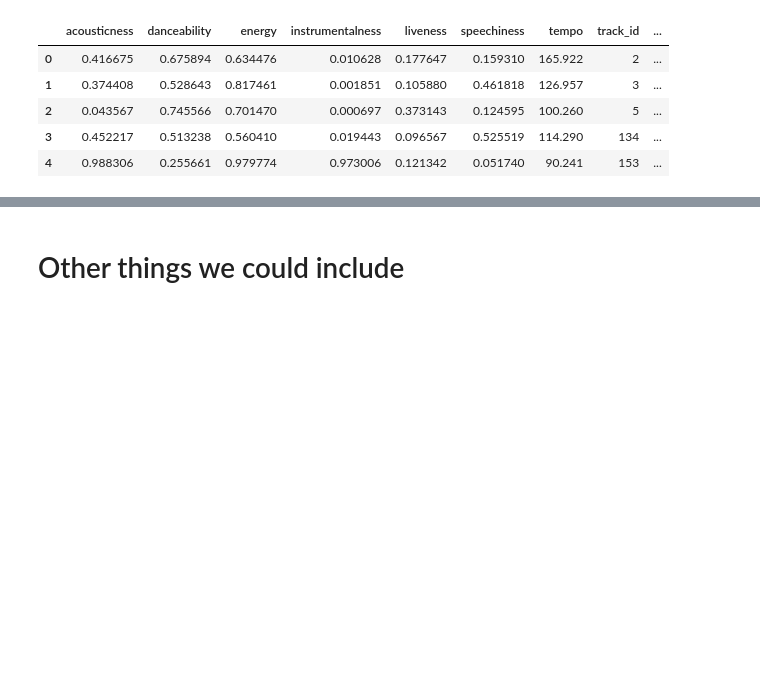
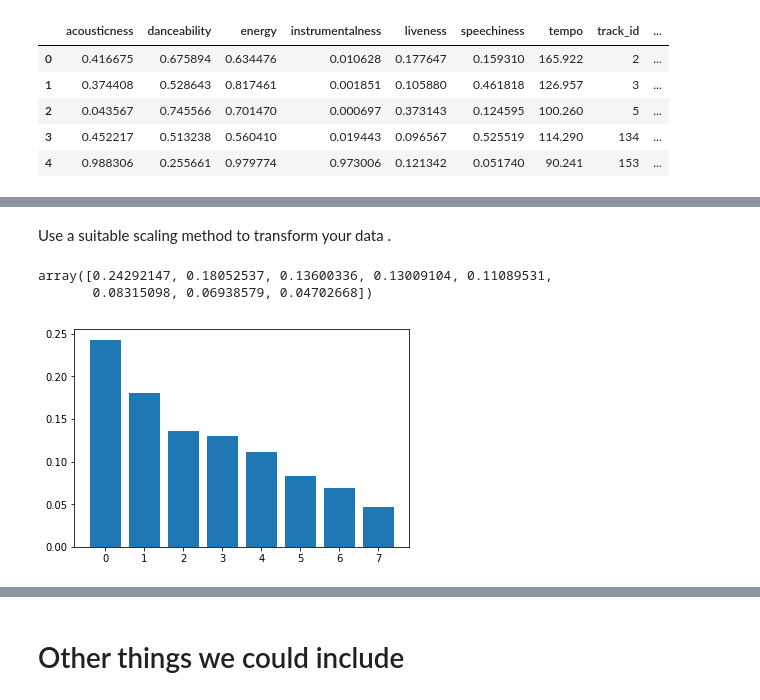
Before and after one commit to UofTCoders/datacamp-projects, a Jupyter notebook: song-classification.ipynb, the cells around one changed output, grey strips where cells are left out. Cells and saved outputs as stored; diff of their text form; code cells hidden in the pictures; blank space fills up the shorter version.

```diff
--- a/song-classification.ipynb
+++ b/song-classification.ipynb
@@ -153,0 +161,16 @@ labels = echo_tracks['genre_top']
+# %%
+# Discover that the data needs to be scaled 0-1
+# TODO, alternatively the tempo column should be dropped or scaled alone since scaling the
+# other columns could remove important difference in the range of those already variables
+import matplotlib.pyplot as plt
+from sklearn.decomposition import PCA
+%matplotlib inline
+
+pca = PCA()
+pca.fit(features)
+
+fig, ax = plt.subplots()
+x = range(len(pca.explained_variance_))
+y = pca.explained_variance_ratio_
+ax.bar(x, y)
+y
@@ -153,0 +195,22 @@ labels = echo_tracks['genre_top']
+# %% [markdown]
+Use a suitable scaling method to transform your data .
+# %%
+# TODO check if they did bar or line for the scree
+# Do it the right way with scaled data
+from sklearn.preprocessing import StandardScaler
+
+scaler = StandardScaler()
+scaled_train_features = scaler.fit_transform(features)
+
+pca = PCA()
+pca.fit(scaled_train_features)
+
+fig, ax = plt.subplots()
+x = range(len(pca.explained_variance_))
+y = pca.explained_variance_ratio_
+ax.bar(x, y)
+y
+# %% [output]
+array([0.24292147, 0.18052537, 0.13600336, 0.13009104, 0.11089531,
+       0.08315098, 0.06938579, 0.04702668])
+[figure, added]
```
Also changed, not shown: parts of 46 cells of this notebook.
